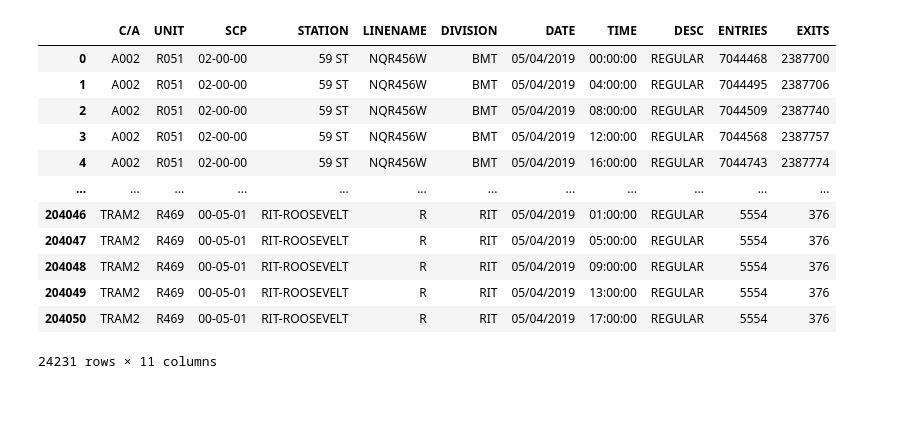
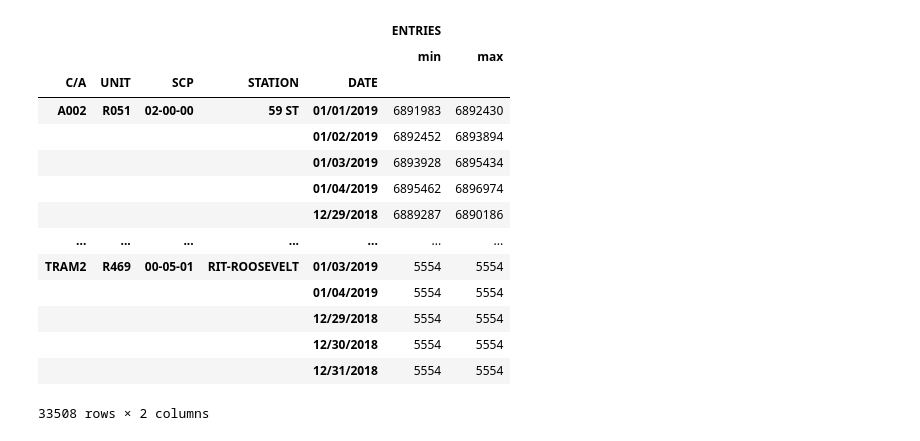
Before and after one commit to yahoyoungho/MTA_EDA_Metis, a Jupyter notebook: metisMTA_test.ipynb, the cells around one changed output. Cells and saved outputs as stored; diff of their text form; code cells hidden in the pictures; blank space fills up the shorter version.

```diff
--- a/metisMTA_test.ipynb
+++ b/metisMTA_test.ipynb
@@ -10,17 +14,18 @@ import datetime
 # %%
-# going to use year 2019 winter time (Dec, Jan, Feb)
+# going to use year 2019 winter time (Jan, Feb)
 
-# urls = ["http://web.mta.info/developers/data/nyct/turnstile/turnstile_190105.txt",
-#        "http://web.mta.info/developers/data/nyct/turnstile/turnstile_190112.txt",
-#        "http://web.mta.info/developers/data/nyct/turnstile/turnstile_190119.txt"]
+urls = ["http://web.mta.info/developers/data/nyct/turnstile/turnstile_190105.txt",
+        "http://web.mta.info/developers/data/nyct/turnstile/turnstile_190112.txt",
+        "http://web.mta.info/developers/data/nyct/turnstile/turnstile_190119.txt",
+        "http://web.mta.info/developers/data/nyct/turnstile/turnstile_190126.txt",
+        "http://web.mta.info/developers/data/nyct/turnstile/turnstile_190202.txt",
+        "http://web.mta.info/developers/data/nyct/turnstile/turnstile_190209.txt",
+        "http://web.mta.info/developers/data/nyct/turnstile/turnstile_190216.txt",
+        "http://web.mta.info/developers/data/nyct/turnstile/turnstile_190223.txt"]
 
-# df = pd.read_csv(urls[0], sep= ",")
-
-# for u in urls[1:]:
-#     _df = pd.read_csv(u, sep = ",")
-# df = pd.concat(df,_df)
-
-url = "http://web.mta.info/developers/data/nyct/turnstile/turnstile_190105.txt" # 2019/Jan/5
-df = pd.read_csv(url, sep = ",")
-df.rename(columns = {df.columns[-1]:"EXITS"},inplace = True)
+#df = pd.read_csv(urls[0], sep= ",")
+dfs = []
+for u in urls:
+    dfs.append(pd.read_csv(u, sep = ","))
+df = pd.concat(dfs)
 # %%
@@ -56,6 +43,7 @@ df_date_time = pd.to_datetime(df["DATE"]+" "+df["TIME"])
 # and drop the original DATE and TIME column
 
 df["DATE_TIME"] = df_date_time
-df.drop(columns = ["DATE","TIME"], inplace = True)
+df.drop(columns = ["LINENAME","DIVISION","DESC"], inplace = True)
+df["WEEKDAYS"] = df["DATE_TIME"].dt.day_name()
 df.head()
 # %% [output]
@@ -105,16 +62,19 @@ df.sort_values(["DATE_TIME","ENTRIES"]).groupby(["DATE_TIME","ENTRIES"]).count()
 # %%
-df.groupby(["C/A","UNIT","SCP","STATION"]).head()
+df_MTA_byDate = df.groupby(['C/A','UNIT','SCP','STATION','DATE']).agg({"ENTRIES":["min","max"]})
+df_MTA_byDate
 # %% [output]
-|  | C/A | UNIT | SCP | STATION | LINENAME | DIVISION | DATE | TIME | DESC | ENTRIES | EXITS |
-| 0 | A002 | R051 | 02-00-00 | 59 ST | NQR456W | BMT | 05/04/2019 | 00:00:00 | REGULAR | 7044468 | 2387700 |
-| 1 | A002 | R051 | 02-00-00 | 59 ST | NQR456W | BMT | 05/04/2019 | 04:00:00 | REGULAR | 7044495 | 2387706 |
-| 2 | A002 | R051 | 02-00-00 | 59 ST | NQR456W | BMT | 05/04/2019 | 08:00:00 | REGULAR | 7044509 | 2387740 |
-| 3 | A002 | R051 | 02-00-00 | 59 ST | NQR456W | BMT | 05/04/2019 | 12:00:00 | REGULAR | 7044568 | 2387757 |
-| 4 | A002 | R051 | 02-00-00 | 59 ST | NQR456W | BMT | 05/04/2019 | 16:00:00 | REGULAR | 7044743 | 2387774 |
-| ... | ... | ... | ... | ... | ... | ... | ... | ... | ... | ... | ... |
-| 204046 | TRAM2 | R469 | 00-05-01 | RIT-ROOSEVELT | R | RIT | 05/04/2019 | 01:00:00 | REGULAR | 5554 | 376 |
-| 204047 | TRAM2 | R469 | 00-05-01 | RIT-ROOSEVELT | R | RIT | 05/04/2019 | 05:00:00 | REGULAR | 5554 | 376 |
-| 204048 | TRAM2 | R469 | 00-05-01 | RIT-ROOSEVELT | R | RIT | 05/04/2019 | 09:00:00 | REGULAR | 5554 | 376 |
-| 204049 | TRAM2 | R469 | 00-05-01 | RIT-ROOSEVELT | R | RIT | 05/04/2019 | 13:00:00 | REGULAR | 5554 | 376 |
-| 204050 | TRAM2 | R469 | 00-05-01 | RIT-ROOSEVELT | R | RIT | 05/04/2019 | 17:00:00 | REGULAR | 5554 | 376 |
+|  |  |  |  |  | ENTRIES |  |
+|  |  |  |  |  | min | max |
+| C/A | UNIT | SCP | STATION | DATE |  |  |
+| A002 | R051 | 02-00-00 | 59 ST | 01/01/2019 | 6891983 | 6892430 |
+|  |  |  |  | 01/02/2019 | 6892452 | 6893894 |
+|  |  |  |  | 01/03/2019 | 6893928 | 6895434 |
+|  |  |  |  | 01/04/2019 | 6895462 | 6896974 |
+|  |  |  |  | 12/29/2018 | 6889287 | 6890186 |
+| ... | ... | ... | ... | ... | ... | ... |
+| TRAM2 | R469 | 00-05-01 | RIT-ROOSEVELT | 01/03/2019 | 5554 | 5554 |
+|  |  |  |  | 01/04/2019 | 5554 | 5554 |
+|  |  |  |  | 12/29/2018 | 5554 | 5554 |
+|  |  |  |  | 12/30/2018 | 5554 | 5554 |
+|  |  |  |  | 12/31/2018 | 5554 | 5554 |
-24231 rows × 11 columns
+33508 rows × 2 columns
```
Also changed, not shown: parts of 18 cells of this notebook.
